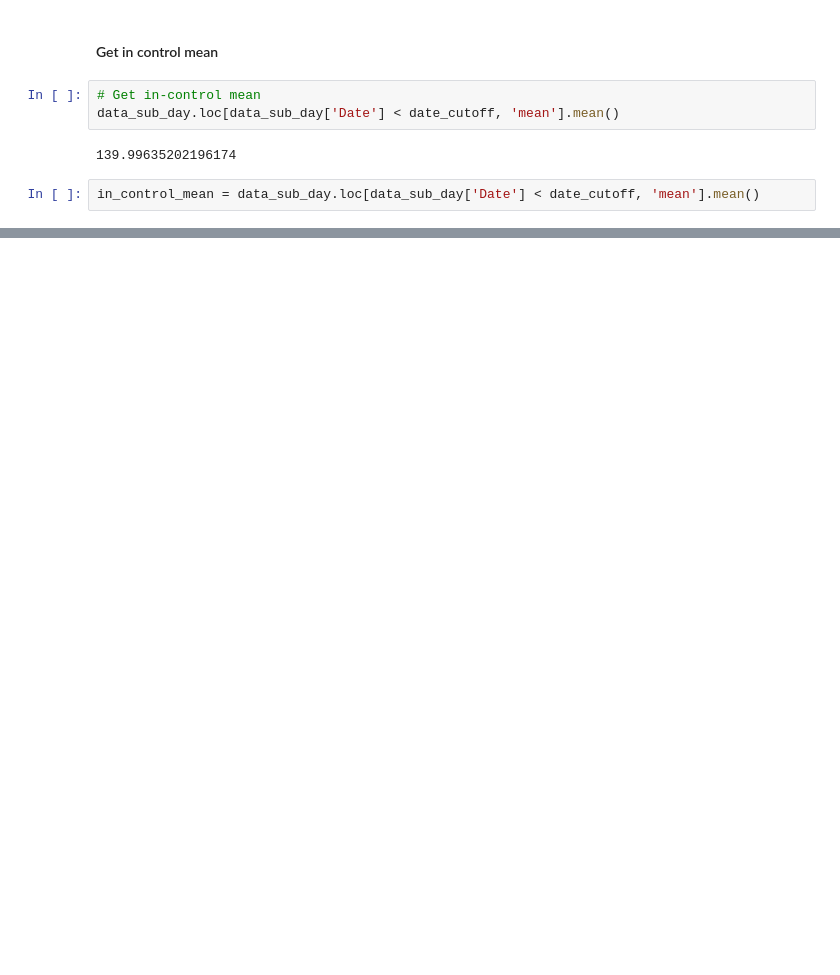
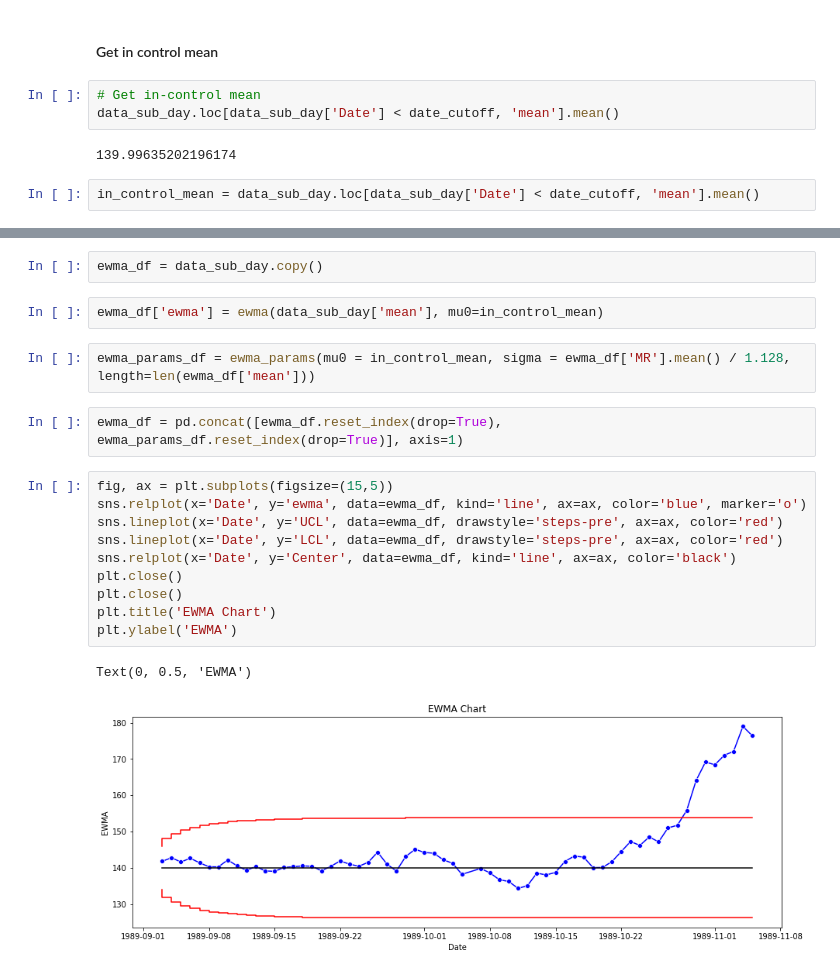
Before and after one commit to howewenann/spc_charts, a Jupyter notebook: notebooks/1.0-hwant-process-diabetes-data.ipynb, the cells around one changed output, grey strips where cells are left out. Saved outputs shown, nothing was run; the diff lists cells and outputs as text; blank space fills up the shorter version.

```diff
--- a/notebooks/1.1-hwant-process-diabetes-data.ipynb
+++ b/notebooks/1.0-hwant-process-diabetes-data.ipynb
@@ -203,0 +217,21 @@ Name: Date, dtype: datetime64[ns]
+# %%
+ewma_df = data_sub_day.copy()
+# %%
+ewma_df['ewma'] = ewma(data_sub_day['mean'], mu0=in_control_mean)
+# %%
+ewma_params_df = ewma_params(mu0 = in_control_mean, sigma = ewma_df['MR'].mean() / 1.128, length=len(ewma_df['mean']))
+# %%
+ewma_df = pd.concat([ewma_df.reset_index(drop=True), ewma_params_df.reset_index(drop=True)], axis=1)
+# %%
+fig, ax = plt.subplots(figsize=(15,5))
+sns.relplot(x='Date', y='ewma', data=ewma_df, kind='line', ax=ax, color='blue', marker='o')
+sns.lineplot(x='Date', y='UCL', data=ewma_df, drawstyle='steps-pre', ax=ax, color='red')
+sns.lineplot(x='Date', y='LCL', data=ewma_df, drawstyle='steps-pre', ax=ax, color='red')
+sns.relplot(x='Date', y='Center', data=ewma_df, kind='line', ax=ax, color='black')
+plt.close()
+plt.close()
+plt.title('EWMA Chart')
+plt.ylabel('EWMA')
+# %% [output]
+Text(0, 0.5, 'EWMA')
+[figure, added]
```
Also changed, not shown: parts of 53 cells of this notebook, 9 other files.
